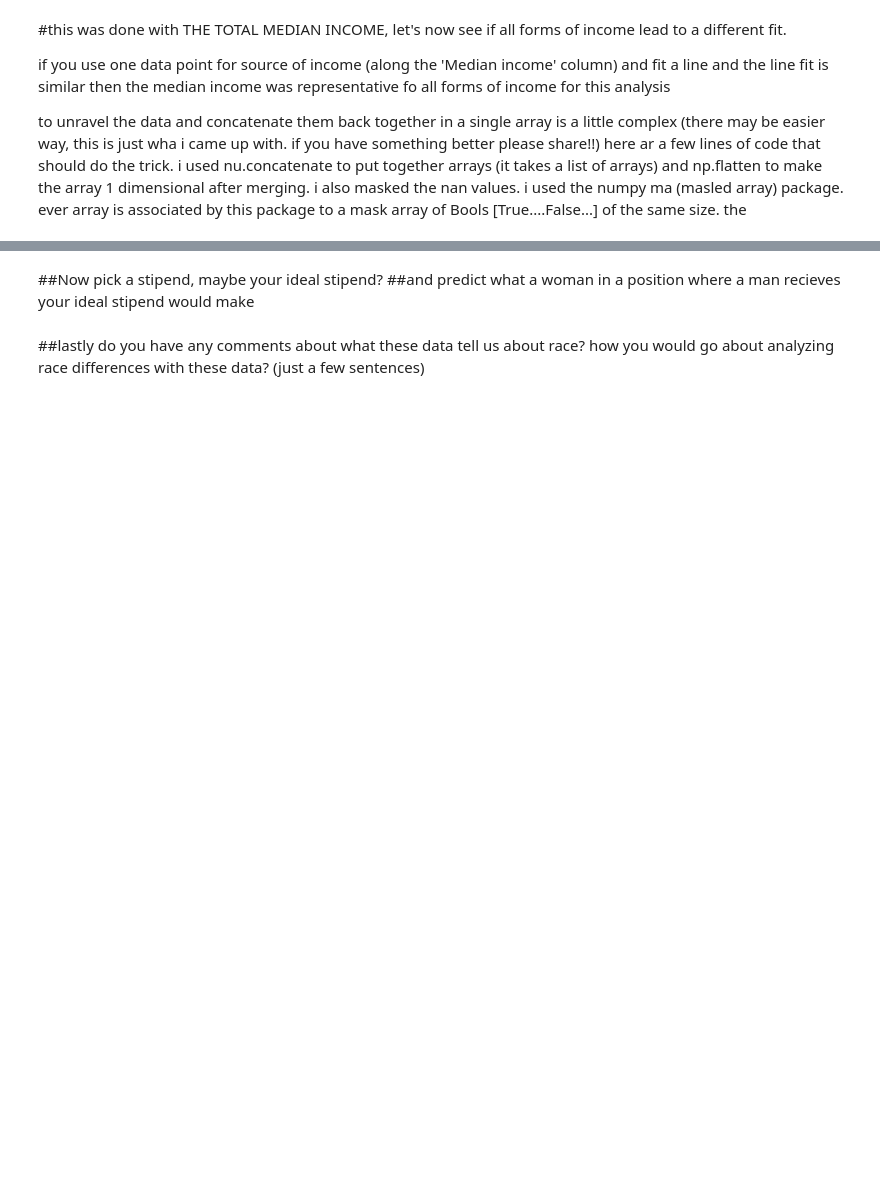
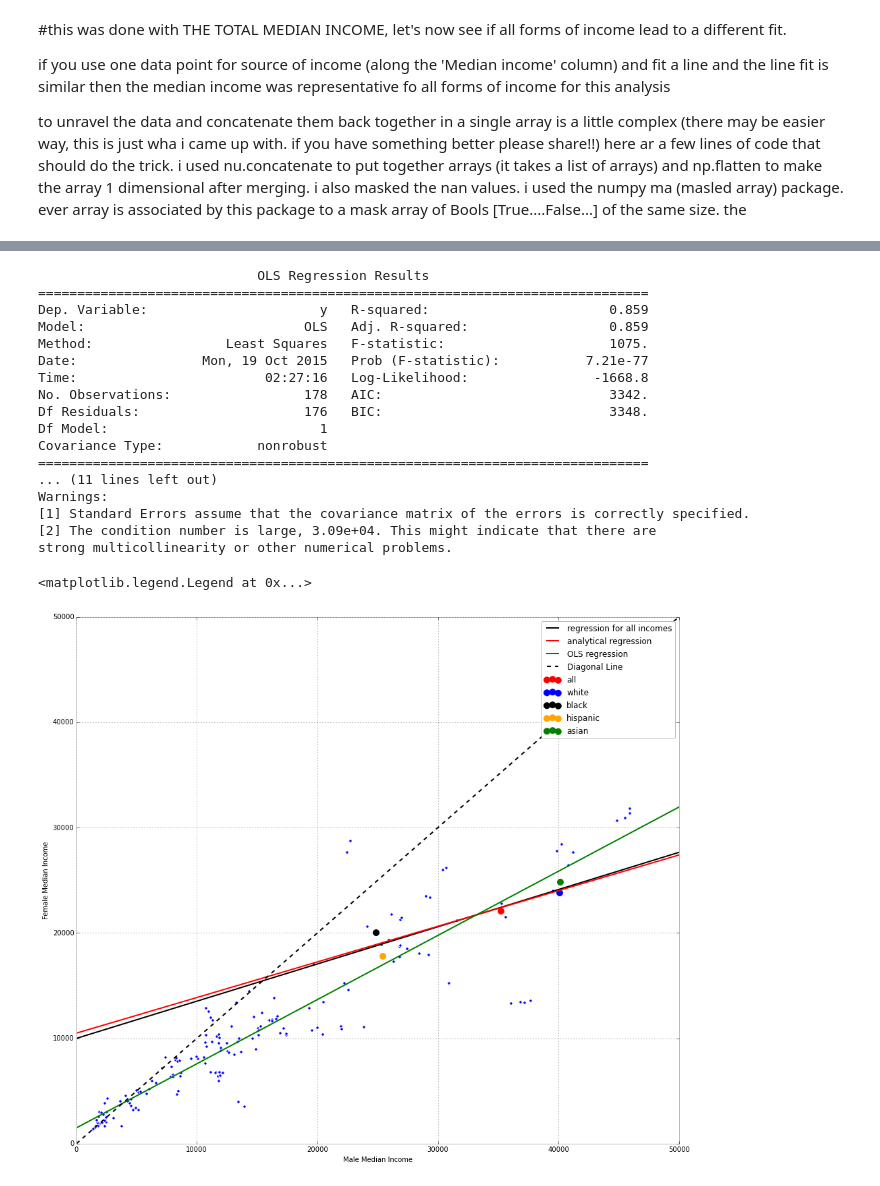
Before and after one commit to yunongcao/PUI2015_ycao, a Jupyter notebook: HW5/Assignment2.ipynb, the cells around one changed output, grey strips where cells are left out. Drawn from its saved outputs; the diff is of its cells as text; code cells hidden in the pictures; blank space fills up the shorter version.

```diff
--- a/HW5/Assignment2.ipynb
+++ b/HW5/Assignment2.ipynb
@@ -154,9 +212,11 @@ if you use one data point for source of income (along the 'Median income' column
 to unravel the data and concatenate them back together in a single array is a little complex (there may be easier way, this is just wha i came up with. if you have something better please share!!)
 here ar a few lines of code that should do the trick. i used nu.concatenate to put together arrays (it takes a list of arrays) and np.flatten to make the array 1 dimensional after merging. i also masked the nan values. i used the numpy ma (masled array) package. ever array is associated by this package to a mask array of Bools [True....False...] of the same size. the
 # %%
-all_males=np.ma.array(np.concatenate([allmales['all']['Median income'][:].values,allmales['white']['Median income'][:].values,allmales['black']['Median income'][:].values,allmales['hispanic']['Median income'][:].values,allmales['asian']['Median income'][:].values]).flatten())
+AM_income = np.array(np.concatenate([allmales['all']['Median income'][:].values, allmales['white']['Median income'][:].values, allmales['black'][
+                     'Median income'][:].values, allmales['hispanic']['Median income'][:].values, allmales['asian']['Median income'][:].values]).flatten())
 
-all_females=np.ma.array(np.concatenate([allfemales['all']['Median income'][:].values,allfemales['white']['Median income'][:].values,allfemales['black']['Median income'][:].values,allfemales['hispanic']['Median income'][:].values,allfemales['asian']['Median income'][:].values]).flatten())
+AF_income = np.array(np.concatenate([allfemales['all']['Median income'][:].values, allfemales['white']['Median income'][:].values, allfemales[
+                       'black']['Median income'][:].values, allfemales['hispanic']['Median income'][:].values, allfemales['asian']['Median income'][:].values]).flatten())
 
 #I am gonna create the mask int he next line.
 #the mask is True where either male or female value is Nan.
@@ -164,7 +224,7 @@ all_females=np.ma.array(np.concatenate([allfemales['all']['Median income'][:].va
 #so i can add the male and female mask and the resulting mask will be
 #False where both arrays are not Nan, and true otherwise.
 
-allmask = [np.isnan(all_males) + np.isnan(all_females)]
+#allmask = [np.isnan(all_males) + np.isnan(all_females)]
 
-all_females.mask = allmask
-all_males.mask = allmask
+#all_females.mask = allmask
+#all_males.mask = allmask
@@ -184,5 +231,49 @@ Slope:  0.59, 0.59, 0.59 0.56
-# %% [markdown]
-##Now pick a stipend, maybe your ideal stipend?
-##and predict what a woman in a position where a man recieves your ideal stipend would make
-# %% [markdown]
-##lastly do you have any comments about what these data tell us about race? how you would go about analyzing race differences with these data? (just a few sentences)
+# %%
+lm2 = sm.OLS(all_females, sm.add_constant(all_males), missing='drop').fit()
+print lm2.summary()
+
+pl.figure(figsize=(16, 14))
+pl.scatter(AM_income, AF_income)
+x_value = np.arange(0, 50000, 1)
+pl.plot(x_value, x_value * lm1.params[1] + lm1.params[0],
+        color='black', label='regression for all incomes')
+pl.plot(x_value, beta0 + x_value * beta1,
+        color='red', label='analytical regression')
+pl.plot(x_value, x_value *
+        lm2.params[1] + lm2.params[0], color='green', label='OLS regression')
+pl.scatter(M_income['all'][1], F_income['all']
+           [1], color='red', label='all', s=80)
+pl.scatter(M_income['white'][1], F_income['white']
+           [1], color='blue', label='white', s=80)
+pl.scatter(M_income['black'][1], F_income['black']
+           [1], color='black', label='black', s=80)
+pl.scatter(M_income['hispanic'][1], F_income['hispanic']
+           [1], color='orange', label='hispanic', s=80)
+pl.scatter(M_income['asian'][1], F_income['asian']
+           [1], color='green', label='asian', s=80)
+pl.plot([0, 50000], [0, 50000], 'k--', color='black', label='Diagonal Line')
+pl.xlim(0, 50000)
+pl.ylim(0, 50000)
+pl.xlabel('Male Median Income', size=10)
+pl.ylabel('Female Median Income', size=10)
+pl.legend()
+# %% [output]
+                            OLS Regression Results
+==============================================================================
+Dep. Variable:                      y   R-squared:                       0.859
+Model:                            OLS   Adj. R-squared:                  0.859
+Method:                 Least Squares   F-statistic:                     1075.
+Date:                Mon, 19 Oct 2015   Prob (F-statistic):           7.21e-77
+Time:                        02:27:16   Log-Likelihood:                -1668.8
+No. Observations:                 178   AIC:                             3342.
+Df Residuals:                     176   BIC:                             3348.
+Df Model:                           1
+Covariance Type:            nonrobust
+==============================================================================
+... (11 lines left out)
+Warnings:
+[1] Standard Errors assume that the covariance matrix of the errors is correctly specified.
+[2] The condition number is large, 3.09e+04. This might indicate that there are
+strong multicollinearity or other numerical problems.
+<matplotlib.legend.Legend at 0x...>
+[figure, added]
```
Also changed, not shown: parts of 22 cells of this notebook.
